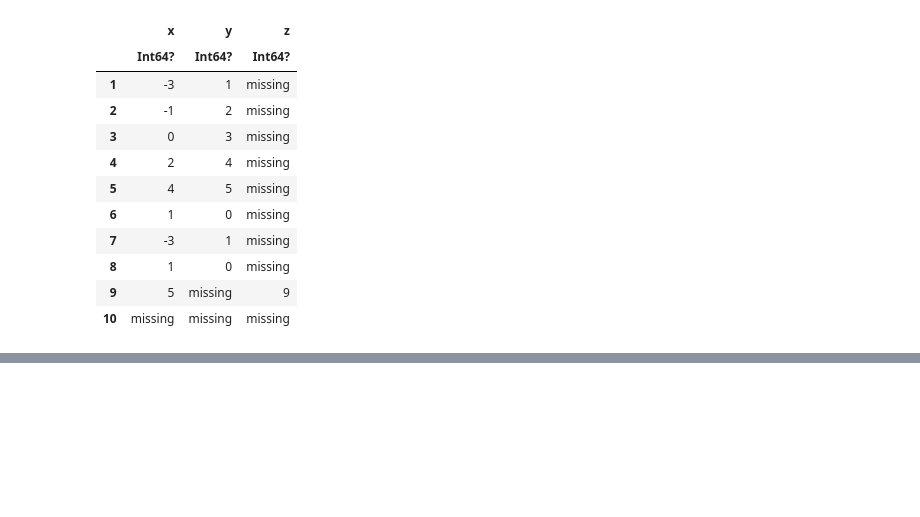
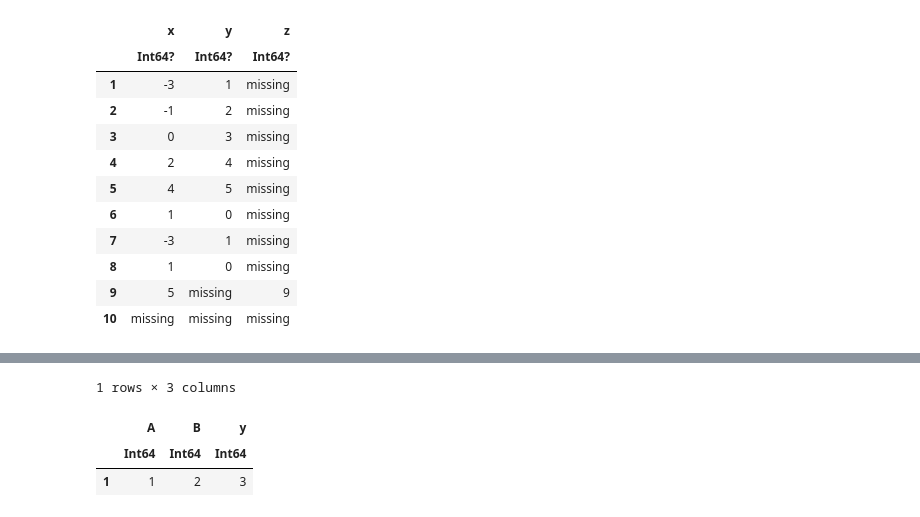
Before and after one commit to damiansp/julia, a Jupyter notebook: dsDocs/DataFrames/functions_2.py.ipynb, the cells around one changed output, grey strips where cells are left out. Cells and saved outputs as stored; diff of their text form; code cells hidden in the pictures; blank space fills up the shorter version.

```diff
--- a/dsDocs/DataFrames/functions_2.py.ipynb
+++ b/dsDocs/DataFrames/functions_2.py.ipynb
@@ -347,0 +369,7 @@ push!(df, NamedTuple(), cols=:subset)
+# %%
+rename(df, [1 => :A, 2 => :B])
+# %% [output]
+1 rows × 3 columns
+|  | A | B | y |
+|  | Int64 | Int64 | Int64 |
+| 1 | 1 | 2 | 3 |
```
Also changed, not shown: parts of 4 cells of this notebook.
